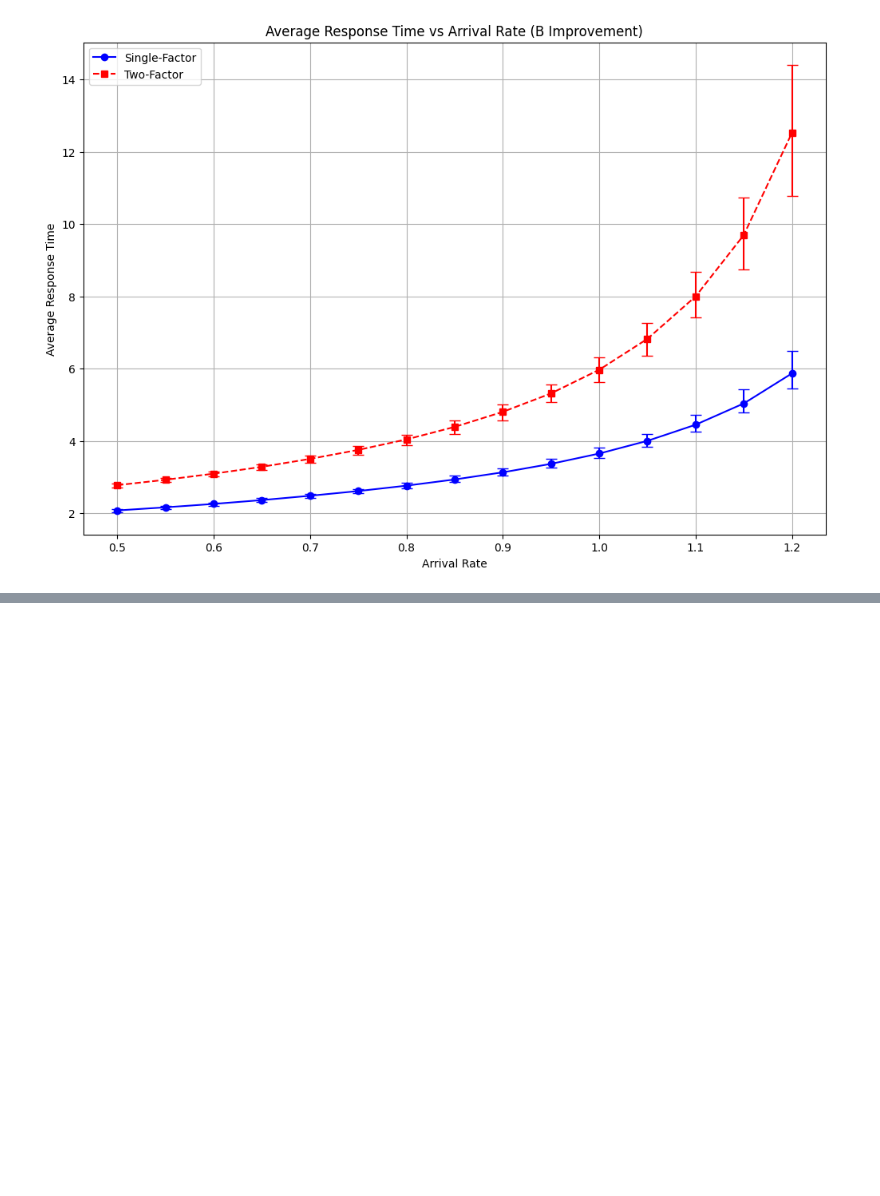
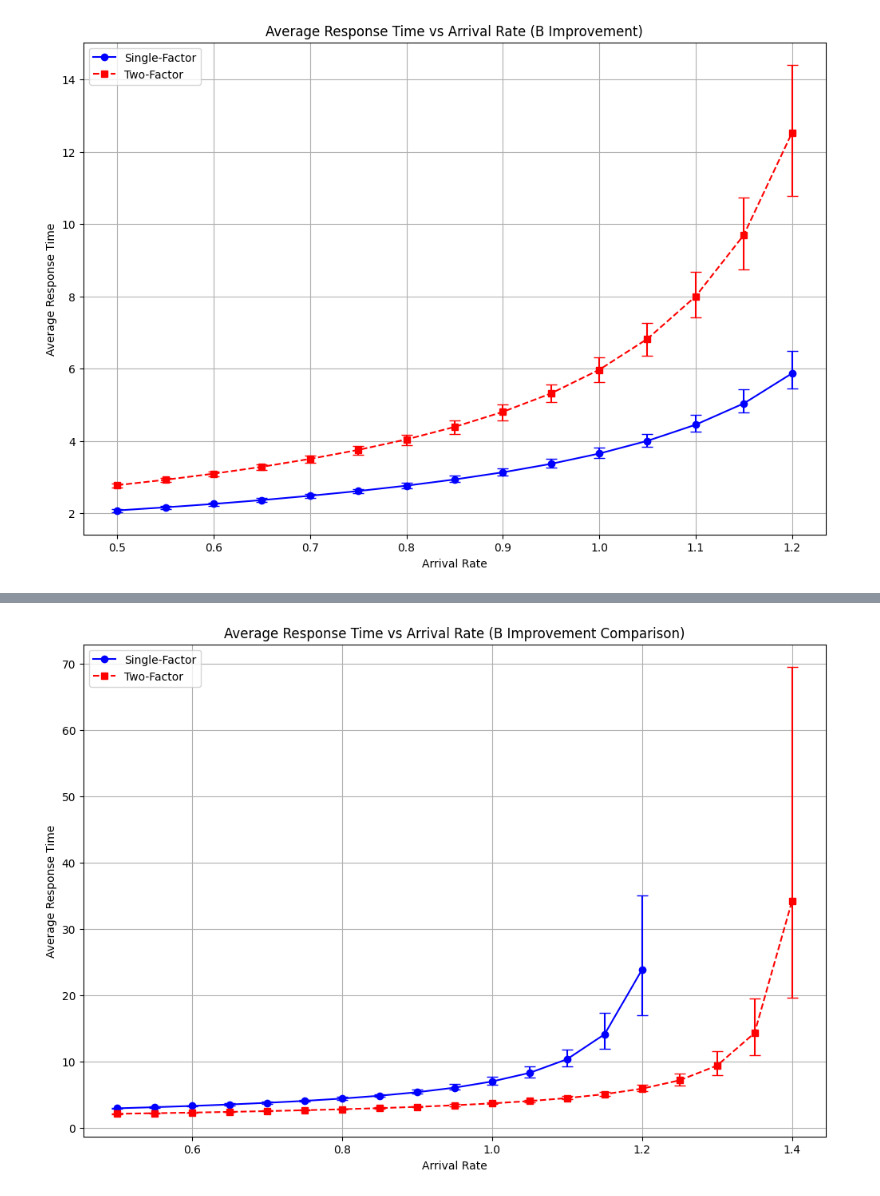
Before and after one commit to mazzucchi-andrea/WebAppDES, a Jupyter notebook: graphs.ipynb, the cells around one changed output, grey strips where cells are left out. Saved outputs shown, nothing was run; the diff lists cells and outputs as text; code cells hidden in the pictures; blank space fills up the shorter version.

```diff
--- a/graphs.ipynb
+++ b/graphs.ipynb
@@ -388,0 +389,57 @@ plt.show()
+# %%
+# Group the data by 'auth'. 'b_improvement' and 'arrival_rate' to calculate the mean, min, and max of 'avg_response_time'
+df = pd.read_csv('data_objective_3.csv')
+
+grouped_df = df.groupby(['b_improvement', 'arrival_rate'])['avg_response_time'].agg(
+    ['mean', 'min', 'max']).reset_index()
+
+# Rename the columns for clarity
+grouped_df.columns = ['b_improvement', 'arrival_rate', 'mean', 'min', 'max']
+
+df_no_b_impr = grouped_df[grouped_df['b_improvement'] == False]
+df_b_impr = grouped_df[grouped_df['b_improvement'] == True]
+# %%
+fig, ax = plt.subplots(figsize=(12, 8))
+
+# Plot the line and error bars for auth 1
+ax.plot(df_no_b_impr['arrival_rate'], df_no_b_impr['mean'], color='blue', marker='o',
+        label='Single-Factor')
+ax.errorbar(
+    df_no_b_impr['arrival_rate'],
+    df_no_b_impr['mean'],
+    yerr=[df_no_b_impr['mean'] - df_no_b_impr['min'],
+          df_no_b_impr['max'] - df_no_b_impr['mean']],
+    fmt='none',
+    color='blue',
+    capsize=5
+)
+
+# Plot the line and error bars for auth 2
+ax.plot(df_b_impr['arrival_rate'], df_b_impr['mean'], color='red', marker='s', linestyle='--',
+        label='Two-Factor')
+ax.errorbar(
+    df_b_impr['arrival_rate'],
+    df_b_impr['mean'],
+    yerr=[df_b_impr['mean'] - df_b_impr['min'],
+          df_b_impr['max'] - df_b_impr['mean']],
+    fmt='none',
+    color='red',
+    capsize=5
+)
+
+# Set labels and title
+ax.set_xlabel('Arrival Rate')
+ax.set_ylabel('Average Response Time')
+ax.set_title('Average Response Time vs Arrival Rate (B Improvement Comparison)')
+
+# Add a legend
+ax.legend()
+
+# Add a grid for better readability
+ax.grid(True)
+
+# Save the plot to a file
+plt.savefig('obj3.png')
+plt.show()
+# %% [output]
+[figure, added]
```
Also changed, not shown: parts of 4 cells of this notebook, 5 other files.
